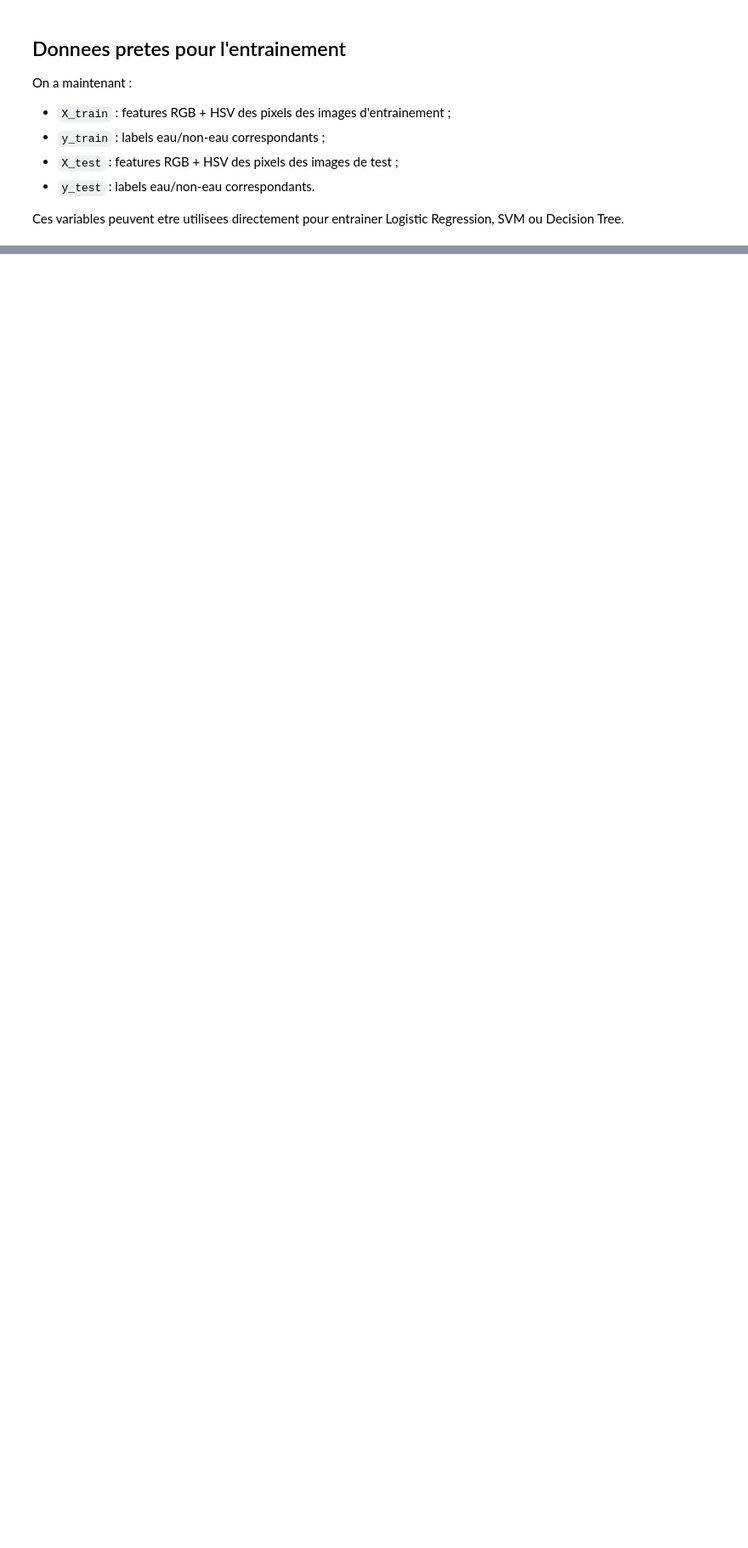
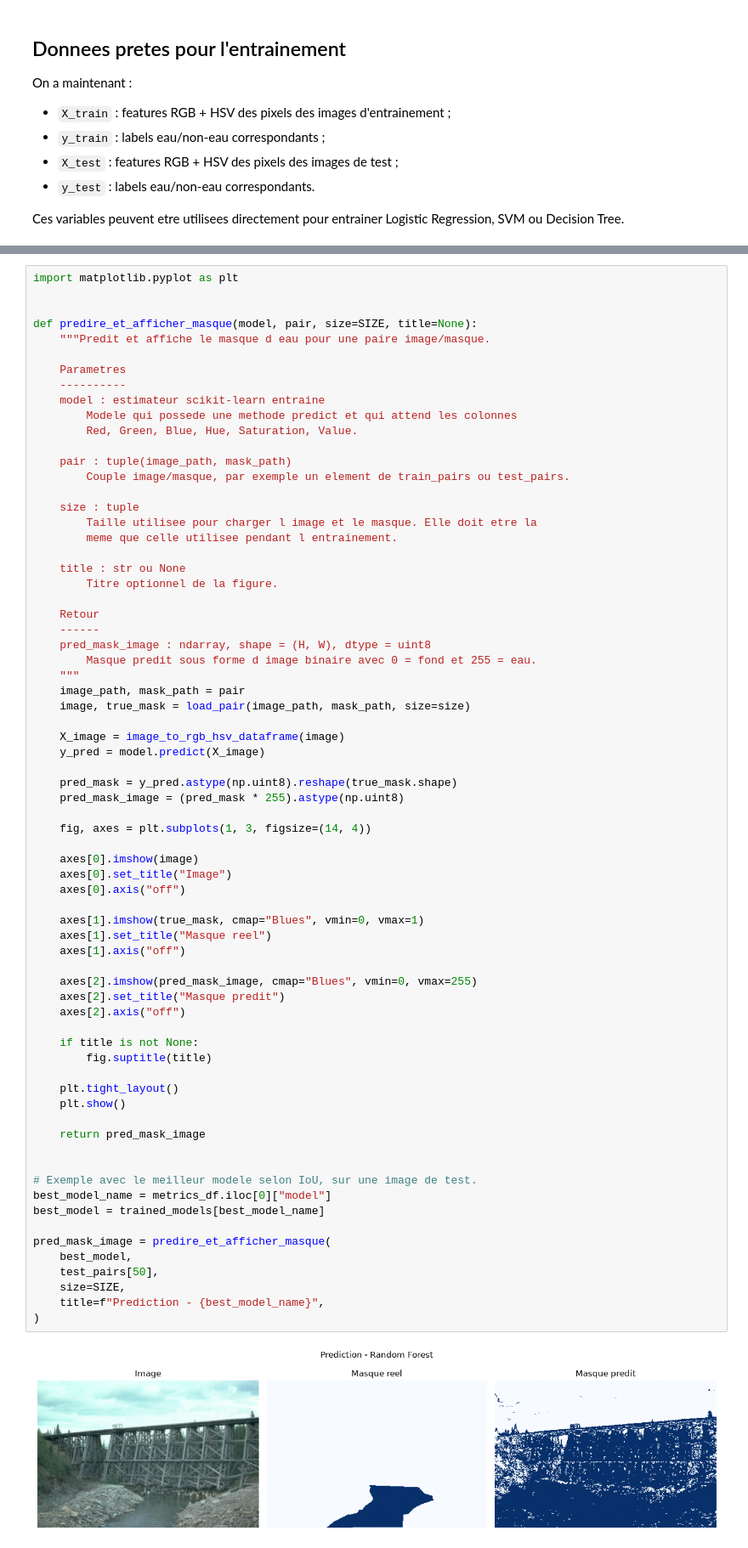
Before and after one commit to wiam-lograine/water-detection-methods, a Jupyter notebook: notebooks/02_ml_classique_image_level_split.ipynb, the cells around one changed output, grey strips where cells are left out. Shown at 85% size. Drawn from its saved outputs; the diff is of its cells as text; blank space fills up the shorter version.

```diff
--- a/notebooks/02_ml_classique_image_level_split.ipynb
+++ b/notebooks/02_ml_classique_image_level_split.ipynb
@@ -501,0 +518,72 @@ weighted avg       0.60      0.51      0.53    393216
+# %%
+import matplotlib.pyplot as plt
+
+
+def predire_et_afficher_masque(model, pair, size=SIZE, title=None):
+    """Predit et affiche le masque d eau pour une paire image/masque.
+
+    Parametres
+    ----------
+    model : estimateur scikit-learn entraine
+        Modele qui possede une methode predict et qui attend les colonnes
+        Red, Green, Blue, Hue, Saturation, Value.
+
+    pair : tuple(image_path, mask_path)
+        Couple image/masque, par exemple un element de train_pairs ou test_pairs.
+
+    size : tuple
+        Taille utilisee pour charger l image et le masque. Elle doit etre la
+        meme que celle utilisee pendant l entrainement.
+
+    title : str ou None
+        Titre optionnel de la figure.
+
+    Retour
+    ------
+    pred_mask_image : ndarray, shape = (H, W), dtype = uint8
+        Masque predit sous forme d image binaire avec 0 = fond et 255 = eau.
+    """
+    image_path, mask_path = pair
+    image, true_mask = load_pair(image_path, mask_path, size=size)
+
+    X_image = image_to_rgb_hsv_dataframe(image)
+    y_pred = model.predict(X_image)
+
+    pred_mask = y_pred.astype(np.uint8).reshape(true_mask.shape)
+    pred_mask_image = (pred_mask * 255).astype(np.uint8)
+
+    fig, axes = plt.subplots(1, 3, figsize=(14, 4))
+
+    axes[0].imshow(image)
+    axes[0].set_title("Image")
+    axes[0].axis("off")
+
+    axes[1].imshow(true_mask, cmap="Blues", vmin=0, vmax=1)
+    axes[1].set_title("Masque reel")
+    axes[1].axis("off")
+
+    axes[2].imshow(pred_mask_image, cmap="Blues", vmin=0, vmax=255)
+    axes[2].set_title("Masque predit")
+    axes[2].axis("off")
+
+    if title is not None:
+        fig.suptitle(title)
+
+    plt.tight_layout()
+    plt.show()
+
+    return pred_mask_image
+
+
+# Exemple avec le meilleur modele selon IoU, sur une image de test.
+best_model_name = metrics_df.iloc[0]["model"]
+best_model = trained_models[best_model_name]
+
+pred_mask_image = predire_et_afficher_masque(
+    best_model,
+    test_pairs[50],
+    size=SIZE,
+    title=f"Prediction - {best_model_name}",
+)
+# %% [output]
+[figure, added]
```
Also changed, not shown: parts of 5 cells of this notebook.
